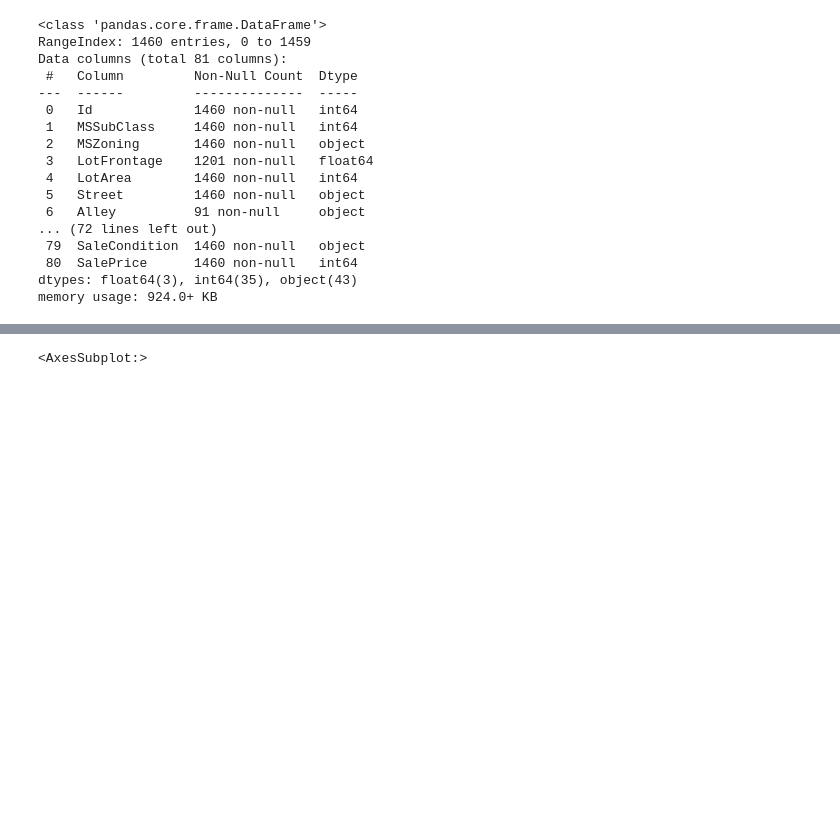
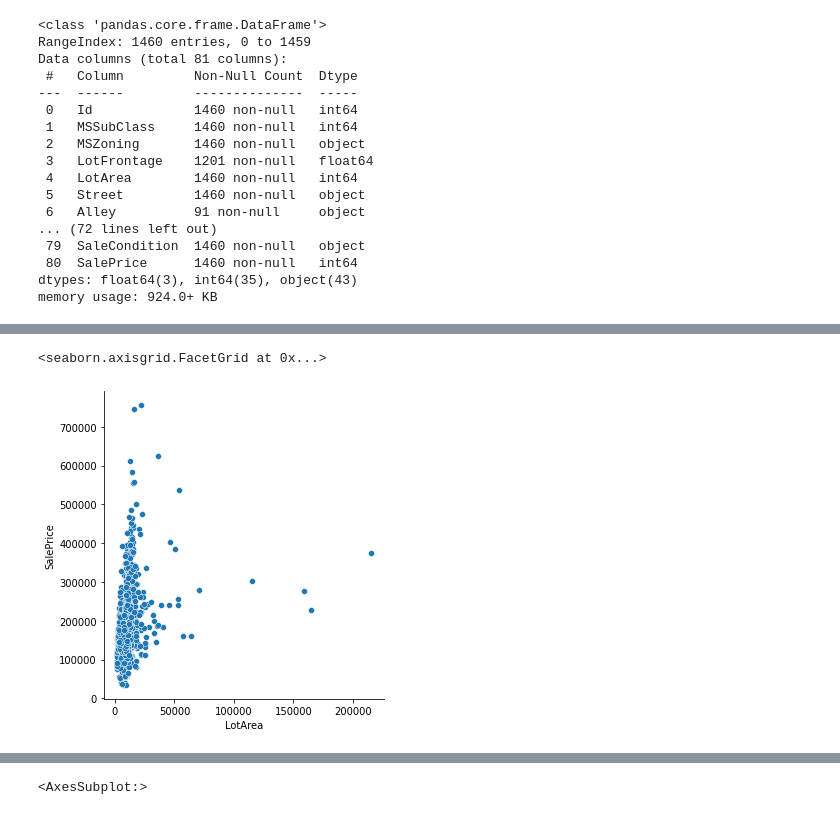
Before and after one commit to hekaplex/2022_03_DSI_WD, a Jupyter notebook: Temitope_Oyeleye/Python/Capstone Work.ipynb, the cells around one changed output, grey strips where cells are left out. Saved outputs shown, nothing was run; the diff lists cells and outputs as text; code cells hidden in the pictures; blank space fills up the shorter version.

```diff
--- a/Temitope_Oyeleye/Python/Capstone Work.ipynb
+++ b/Temitope_Oyeleye/Python/Capstone Work.ipynb
@@ -83,0 +203,6 @@ train_num.head()
+# %%
+# Scatterplot to show few variables that have a correlation with the dependable variable(SalePrice).
+sns.relplot(data=train, x='LotArea', y='SalePrice')
+# %% [output]
+<seaborn.axisgrid.FacetGrid at 0x...>
+[figure, added]
```
Also changed, not shown: parts of 19 cells of this notebook.
